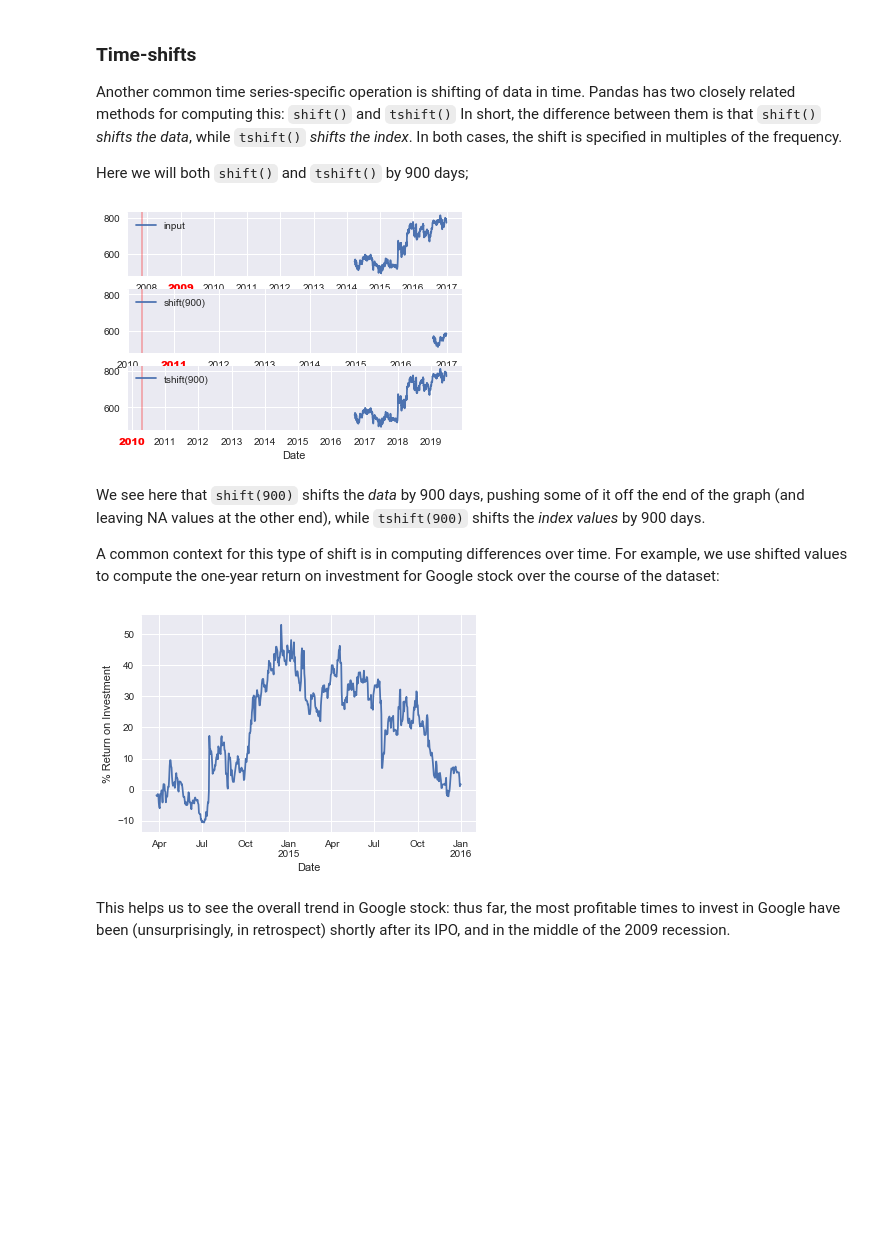
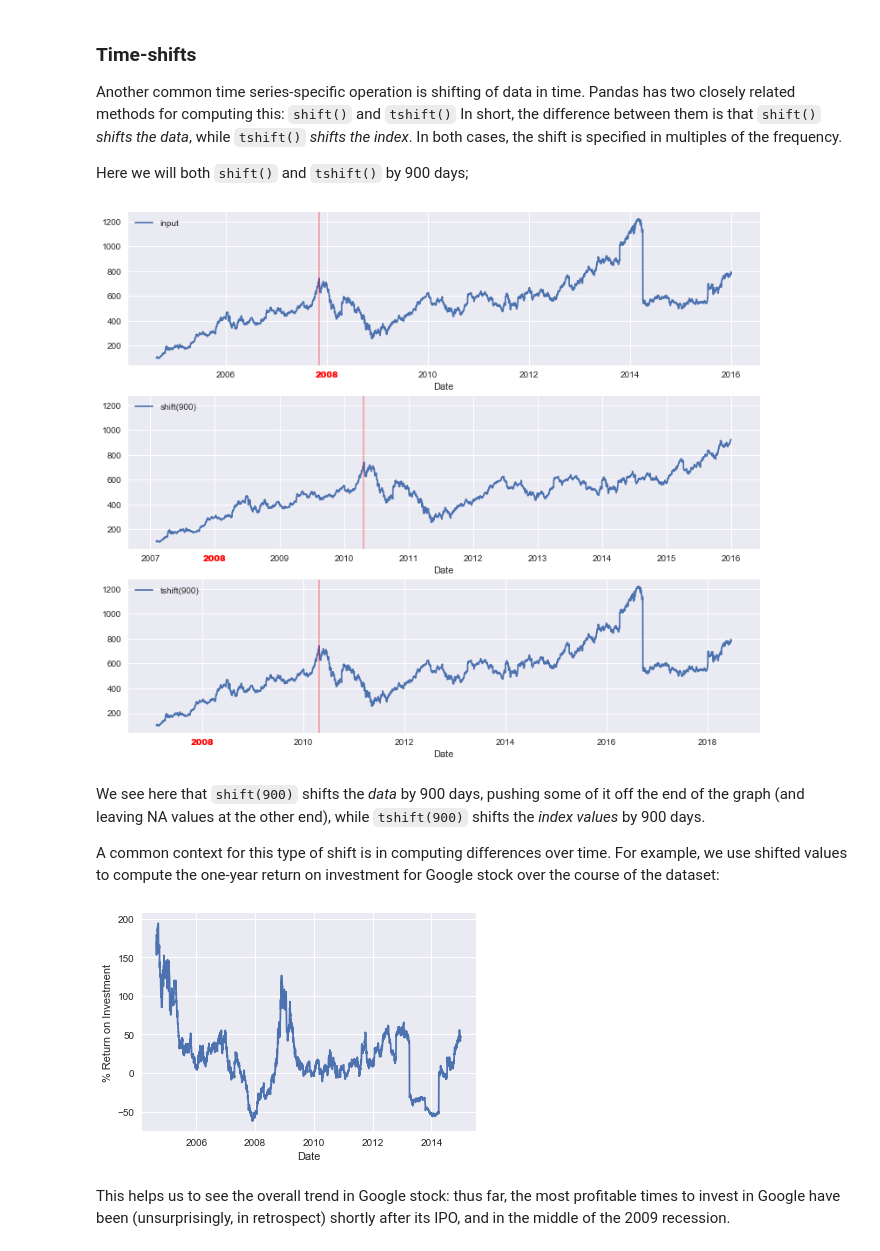
Before and after one commit to jmbejara/comp-econ-sp18, a Jupyter notebook: lectures/4-24_Time_Series/03.11-Working-with-Time-Series.ipynb, the cells around one changed output. Drawn from its saved outputs; the diff is of its cells as text; code cells hidden in the pictures; blank space fills up the shorter version.

Commit message:
Fix data access issues in Time Series lecture

```diff
--- a/lectures/4-24_Time_Series/03.11-Working-with-Time-Series.ipynb
+++ b/lectures/4-24_Time_Series/03.11-Working-with-Time-Series.ipynb
@@ -400,0 +434,5 @@ goog = df.copy()
+# %%
+df = pd.read_csv('goog_data.csv').set_index('Date')
+df.index = pd.to_datetime(df.index)
+goog = df.copy()
+goog.head()
@@ -408,6 +454,8 @@ We can visualize this using the ``plot()`` method, after the normal Matplotlib s
 %matplotlib inline
 import matplotlib.pyplot as plt
 import seaborn; seaborn.set()
+# Change default figure size
+plt.rcParams['figure.figsize'] = 9, 7.5
 # %%
 goog.plot();
 # %% [output]
@@ -461,31 +525,33 @@ In both cases, the shift is specified in multiples of the frequency.
 Here we will both ``shift()`` and ``tshift()`` by 900 days;
 # %%
 fig, ax = plt.subplots(3, sharey=True)
+
+fig.set_size_inches(13, 11)
 
 # apply a frequency to the data
 goog = goog.asfreq('D', method='pad')
 
 goog.plot(ax=ax[0])
 goog.shift(900).plot(ax=ax[1])
 goog.tshift(900).plot(ax=ax[2])
 
 # legends and annotations
 local_max = pd.to_datetime('2007-11-05')
 offset = pd.Timedelta(900, 'D')
 
 ax[0].legend(['input'], loc=2)
 ax[0].get_xticklabels()[2].set(weight='heavy', color='red')
 ax[0].axvline(local_max, alpha=0.3, color='red')
 
 ax[1].legend(['shift(900)'], loc=2)
 ax[1].get_xticklabels()[2].set(weight='heavy', color='red')
 ax[1].axvline(local_max + offset, alpha=0.3, color='red')
 
 ax[2].legend(['tshift(900)'], loc=2)
 ax[2].get_xticklabels()[1].set(weight='heavy', color='red')
 ax[2].axvline(local_max + offset, alpha=0.3, color='red');
 # %% [output]
-[figure, old version]
+[figure, new version]
 # %% [markdown]
 We see here that ``shift(900)`` shifts the *data* by 900 days, pushing some of it off the end of the graph (and leaving NA values at the other end), while ``tshift(900)`` shifts the *index values* by 900 days.
 
@@ -495,7 +561,7 @@ ROI = 100 * (goog.tshift(-365) / goog - 1)
 ROI.plot()
 plt.ylabel('% Return on Investment');
 # %% [output]
-[figure, old version]
+[figure, new version]
 # %% [markdown]
 This helps us to see the overall trend in Google stock: thus far, the most profitable times to invest in Google have been (unsurprisingly, in retrospect) shortly after its IPO, and in the middle of the 2009 recession.
 # %% [markdown]
```
Also changed, not shown: parts of 28 cells of this notebook, 1 other file.
